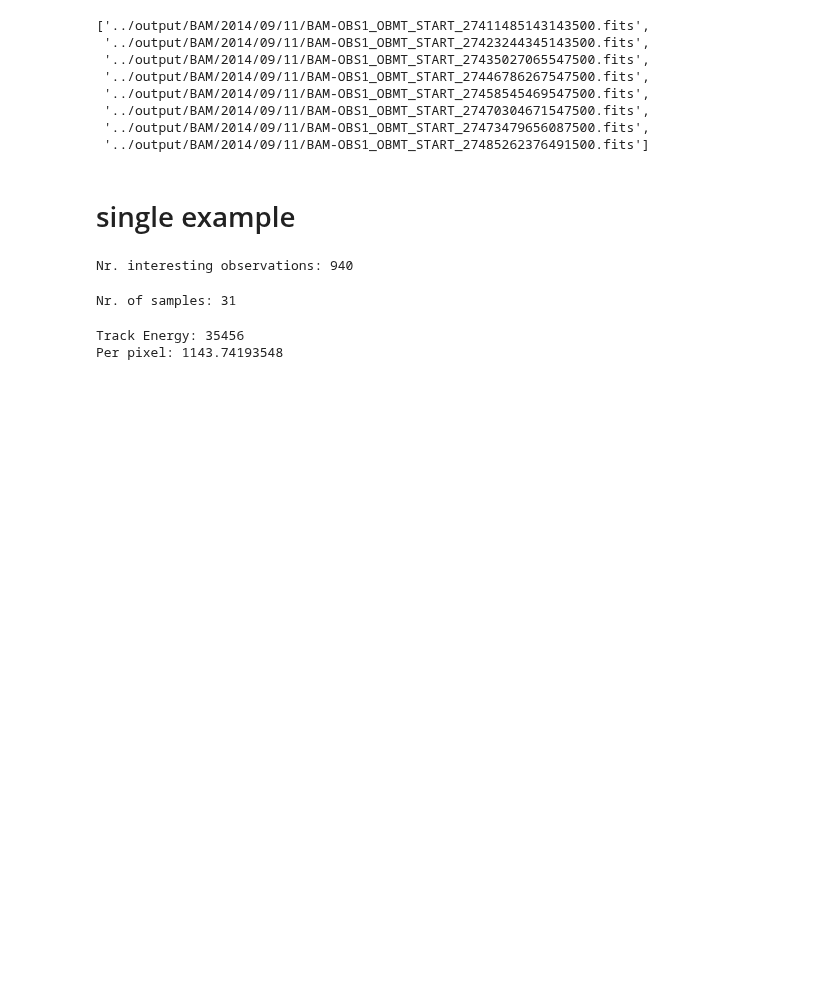
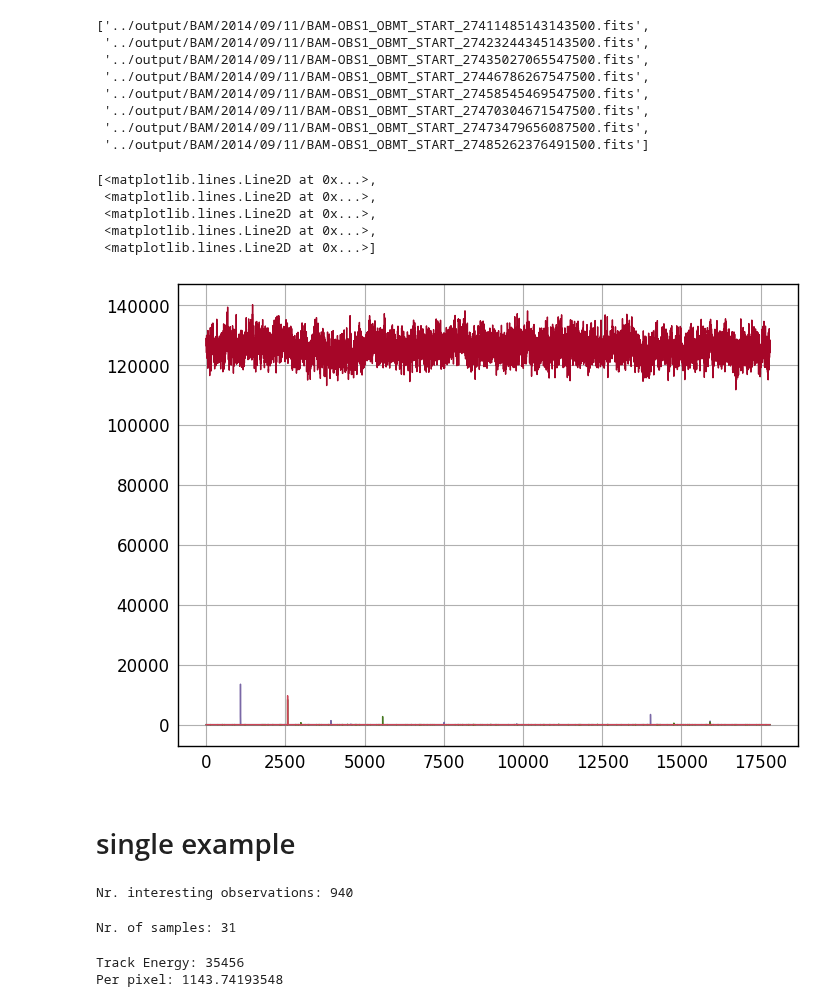
Before and after one commit to asierabreu/cosmics, a Jupyter notebook: postprocessing/track_geometry.ipynb, the cells around one changed output. Saved outputs shown, nothing was run; the diff lists cells and outputs as text; code cells hidden in the pictures; blank space fills up the shorter version.

```diff
--- a/postprocessing/track_geometry.ipynb
+++ b/postprocessing/track_geometry.ipynb
@@ -584,6 +584,28 @@ sorted(glob.glob('../output/BAM/2014/09/11/BAM-OBS1*.fits'))
  '../output/BAM/2014/09/11/BAM-OBS1_OBMT_START_27470304671547500.fits',
  '../output/BAM/2014/09/11/BAM-OBS1_OBMT_START_27473479656087500.fits',
  '../output/BAM/2014/09/11/BAM-OBS1_OBMT_START_27485262376491500.fits']
+# %%
+bigtracks = []
+
+for obs in obslist:
+    for ii in range(len(obs.data)):
+        track = extract_track(obs,ii)
+        #if np.sum(track>0) < 5 or np.sum(track>0)>1000:
+        #if (track.shape[0]<cutoffs[0] and track.shape[1]<cutoffs[1]) or np.sum(track>0)>1000:
+        if np.sum(track>0)>1000:
+            print("Row {}, FOV {}".format(obs.row, obs.fov))
+            print(obs.data["LOC_AL"][ii],obs.data["LOC_AC"][ii])
+            print(track.shape)
+            bigtracks.append(track)
+# %%
+plt.plot(bigtracks[5])
+# %% [output]
+[<matplotlib.lines.Line2D at 0x...>,
+ <matplotlib.lines.Line2D at 0x...>,
+ <matplotlib.lines.Line2D at 0x...>,
+ <matplotlib.lines.Line2D at 0x...>,
+ <matplotlib.lines.Line2D at 0x...>]
+[figure, added]
 # %% [markdown]
 # single example
 # %%
```
Also changed, not shown: parts of 2 cells of this notebook, 19 other files.
